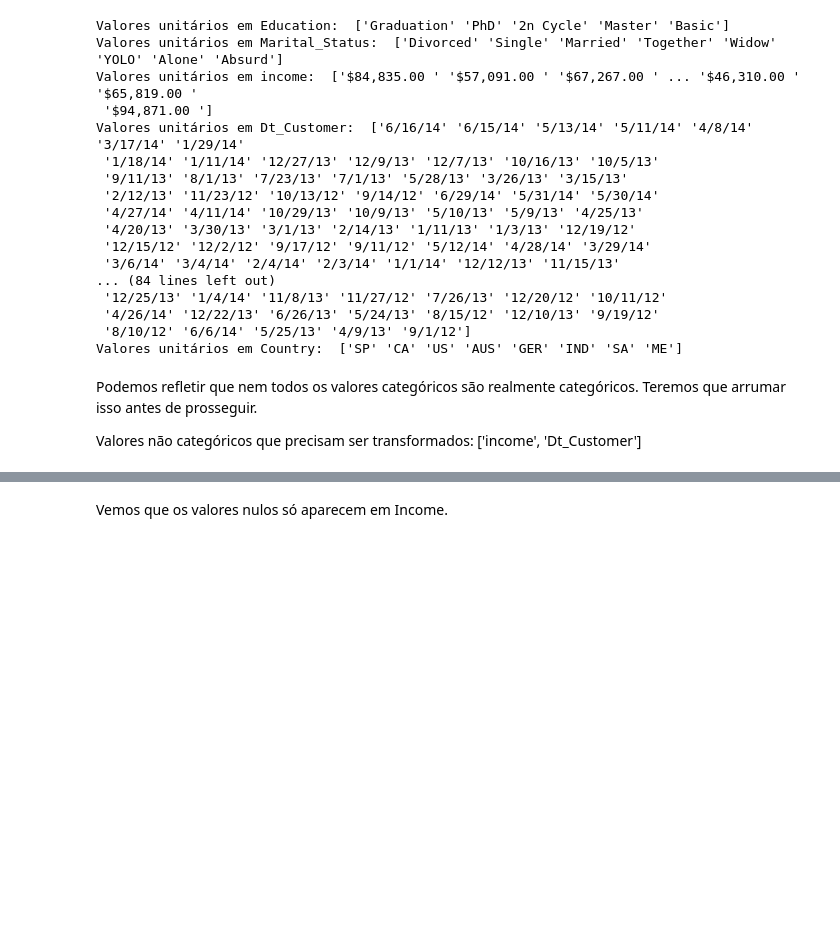
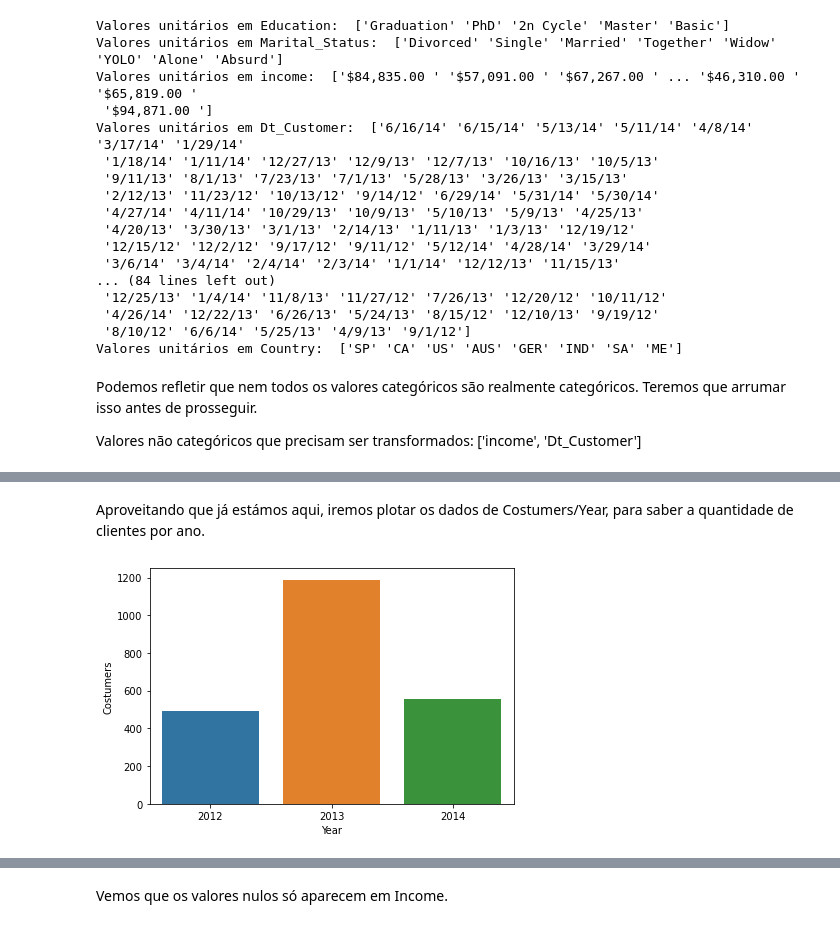
Before and after one commit to Beloin/marketing_analyze, a Jupyter notebook: market_analyze.ipynb, the cells around one changed output, grey strips where cells are left out. Cells and saved outputs as stored; diff of their text form; code cells hidden in the pictures; blank space fills up the shorter version.

```diff
--- a/market_analyze.ipynb
+++ b/market_analyze.ipynb
@@ -97,0 +109,15 @@ Valores não categóricos que precisam ser transformados: \['income', 'Dt_Custom
+# %%
+from datetime import datetime
+
+to_date = lambda date: datetime.strptime(date, '%m/%d/%y')
+
+def adding_zero(date: str):
+    split = date.split('/')
+    split[0] = split[0].zfill(2) + '/'
+    split[1] = split[1].zfill(2) + '/'
+    split[2] = split[2].zfill(2)
+    return ''.join(split)
+
+temp_timer_base = base['Dt_Customer'].map(adding_zero)
+temp_timer_base = temp_timer_base.map(to_date)
+base['Dt_Customer'] = temp_timer_base
@@ -97,0 +135,8 @@ Valores não categóricos que precisam ser transformados: \['income', 'Dt_Custom
+# %%
+# Vamos fazer uma cópia e indexar as rows a partir da data.
+date_index = base.copy()
+date_index.index = date_index['Dt_Customer']
+
+# Aqui vemos os valores totais por ano e mês e depois só ano.
+date_index.groupby([date_index.index.year, date_index.index.month]).count() #.agg({'count'})
+date_index.groupby([date_index.index.year]).count() #.agg({'count'})
@@ -97,0 +149,11 @@ Valores não categóricos que precisam ser transformados: \['income', 'Dt_Custom
+# %% [markdown]
+Aproveitando que já estámos aqui, iremos plotar os dados de Costumers/Year, para saber a quantidade de clientes por ano.
+# %%
+only_year = date_index.groupby(date_index.index.year).count()
+x = only_year.index
+y = only_year['ID']
+srn.barplot(x, y)
+plt.xlabel('Year')
+plt.ylabel('Costumers')
+# %% [output]
+[figure, added]
```
Also changed, not shown: parts of 8 cells of this notebook.
